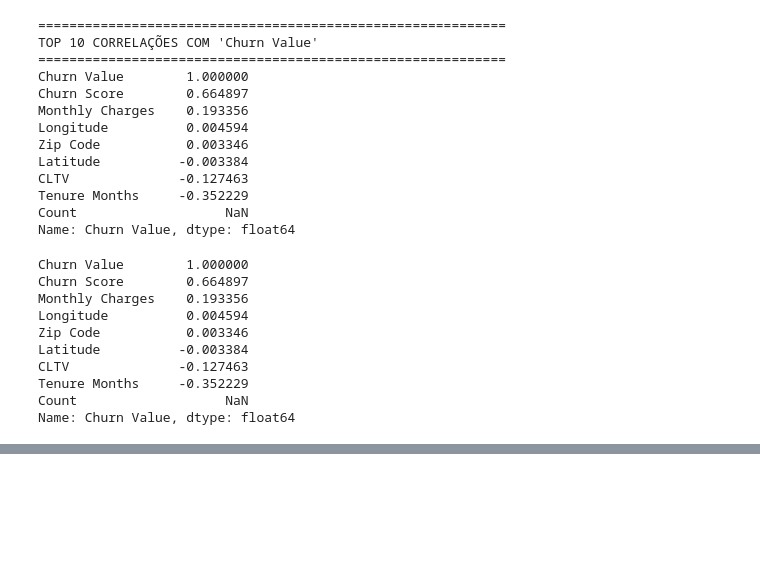
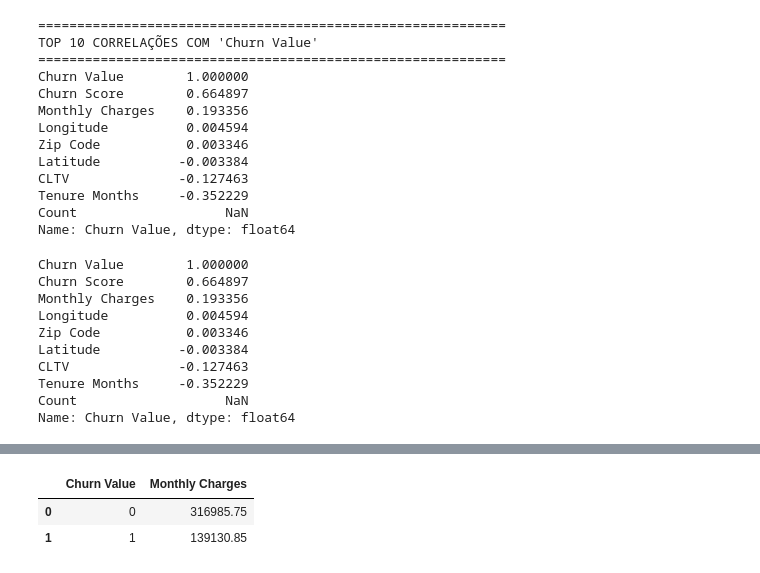
Before and after one commit to GuilhermeCarv/Tech-Challenge-1, a Jupyter notebook: EDA.ipynb, the cells around one changed output, grey strips where cells are left out. Saved outputs shown, nothing was run; the diff lists cells and outputs as text; code cells hidden in the pictures; blank space fills up the shorter version.

```diff
--- a/EDA.ipynb
+++ b/EDA.ipynb
@@ -131,0 +222,7 @@ Index(['CustomerID', 'Count', 'Country', 'State', 'City', 'Zip Code',
+# %%
+pay_by_monthly = df.groupby('Churn Value')['Monthly Charges'].sum().reset_index()
+pay_by_monthly
+# %% [output]
+|  | Churn Value | Monthly Charges |
+| 0 | 0 | 316985.75 |
+| 1 | 1 | 139130.85 |
```
Also changed, not shown: parts of 13 cells of this notebook, 1 other file.
